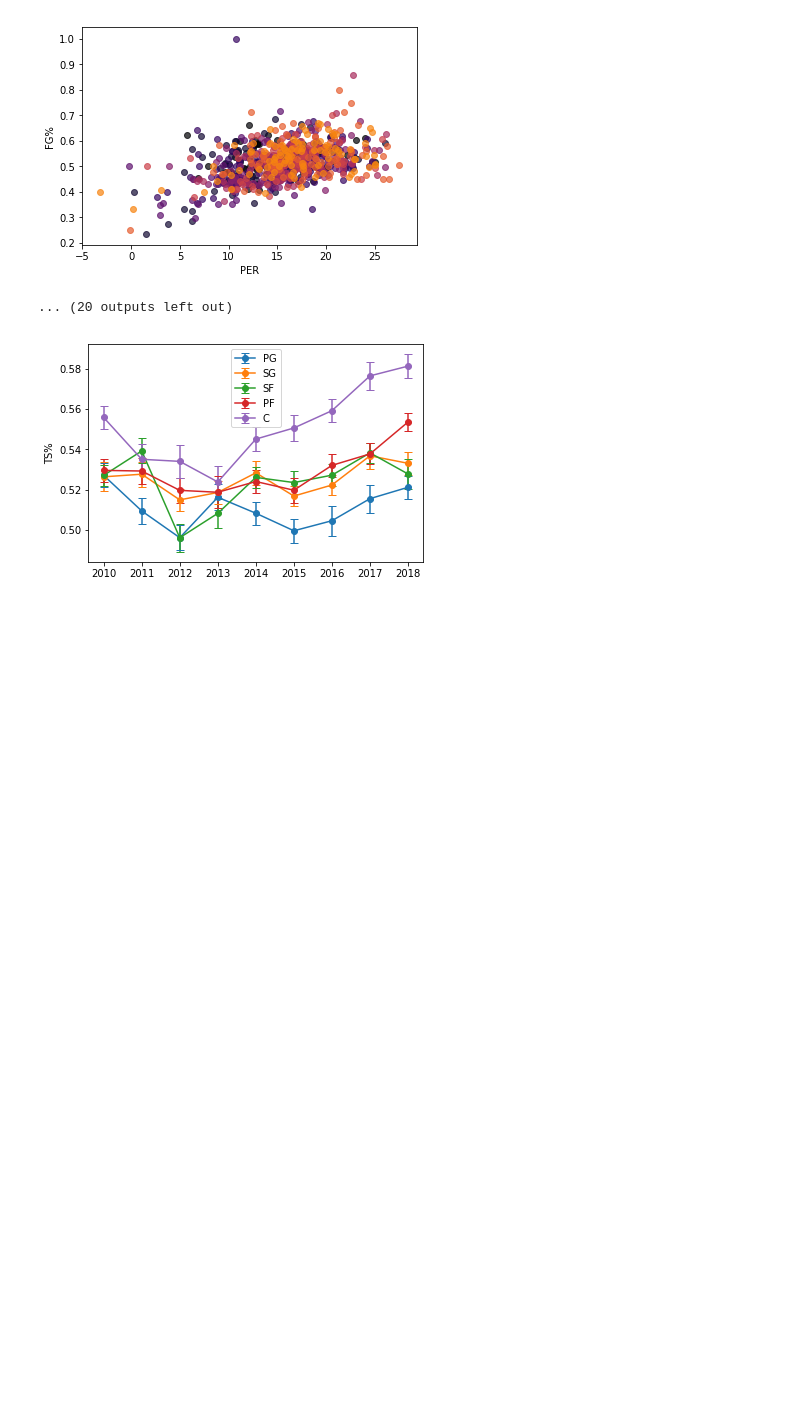
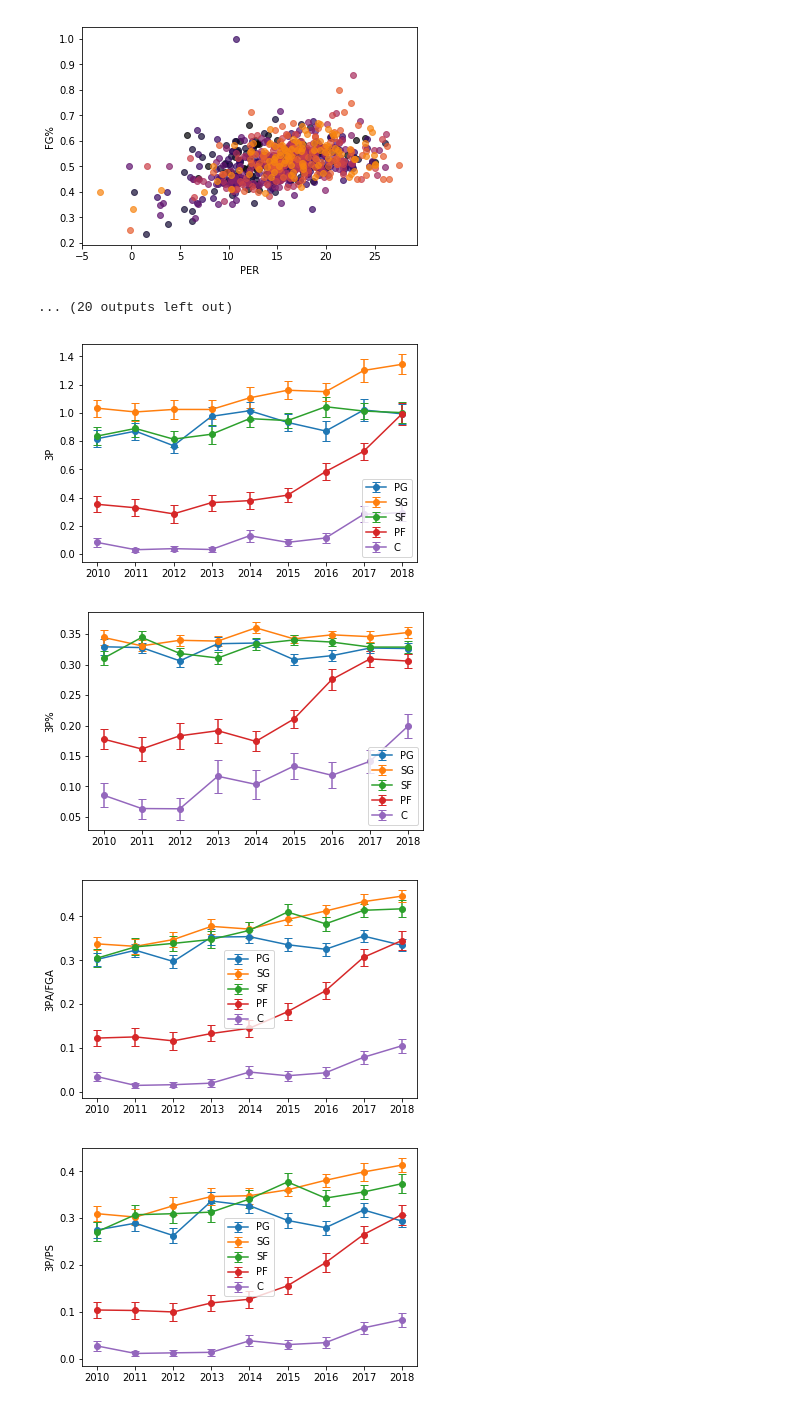
Before and after one commit to rohannramesh/Basketball_predictions, a Jupyter notebook: get_yearly_data.ipynb, the cells around one changed output. Saved outputs shown, nothing was run; the diff lists cells and outputs as text; code cells hidden in the pictures; blank space fills up the shorter version.

Commit message:
Added better saving functionality and will transfer plotting diff function

```diff
--- a/get_yearly_data.ipynb
+++ b/get_yearly_data.ipynb
@@ -254,19 +254,23 @@ for curr_stat in numeric_headers:
 # %%
 # lets make a plot for any given category and just show it change across years
 from scipy import stats
-curr_stat = 'TS%'
-pos_list = ['PG', 'SG', 'SF', 'PF', 'C']
-for curr_pos in pos_list:
-    curr_mean = []
-    curr_sem = []
-    for curr_year in range(2010,2019):
-        idx = (Yearly_df[str(curr_year)]['Pos'] == curr_pos) & (Yearly_df[str(curr_year)]['MP'] > 10)
-        curr_vec = Yearly_df_adv[str(curr_year)][curr_stat][idx]
-        curr_mean.append(np.nanmean(curr_vec))
-        curr_sem.append(stats.sem(curr_vec,nan_policy='omit'))
-    plt.errorbar(range(2010,2019),curr_mean,curr_sem,marker='o',capsize=4)
-plt.legend(pos_list,loc='best')
-plt.ylabel(curr_stat)
-plt.show()
+stats_plot_across_years = ['3P', '3P%', '3PA/FGA', '3P/PS', 'AST', 'TRB']
+for curr_stat in stats_plot_across_years:
+    pos_list = ['PG', 'SG', 'SF', 'PF', 'C']
+    for curr_pos in pos_list:
+        curr_mean = []
+        curr_sem = []
+        for curr_year in range(2010,2019):
+            idx = (Yearly_df[str(curr_year)]['Pos'] == curr_pos) & (Yearly_df[str(curr_year)]['MP'] > 10)
+            curr_vec = Yearly_df[str(curr_year)][curr_stat][idx]
+            curr_mean.append(np.nanmean(curr_vec))
+            curr_sem.append(stats.sem(curr_vec,nan_policy='omit'))
+        plt.errorbar(range(2010,2019),curr_mean,curr_sem,marker='o',capsize=4)
+    plt.legend(pos_list,loc='best')
+    plt.ylabel(curr_stat)
+    plt.show()
 # %% [output]
-[figure, old version]
+[figure, new version]
+[figure, added]
+[figure, added]
+[figure, added]
```
Also changed, not shown: parts of 2 cells of this notebook.
